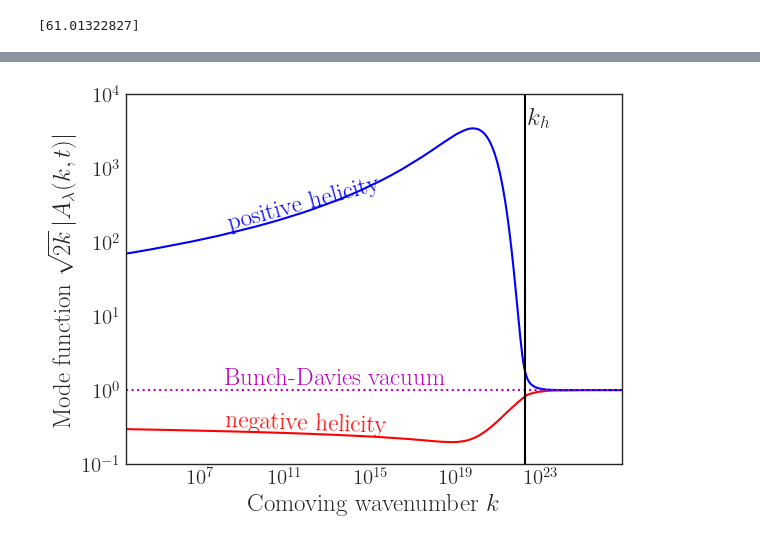
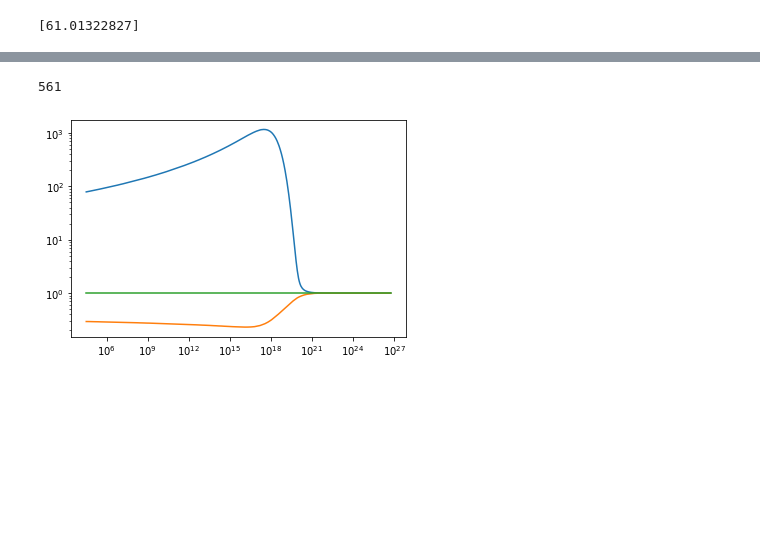
Before and after one commit to richard-von-eckardstein/GEFF, a Jupyter notebook: GEFSchwinger/ModeSolverSchwinger.ipynb, the cells around one changed output, grey strips where cells are left out. Drawn from its saved outputs; the diff is of its cells as text; code cells hidden in the pictures; blank space fills up the shorter version.

```diff
--- a/GEFSchwinger/ModeSolverSchwinger.ipynb
+++ b/GEFSchwinger/ModeSolverSchwinger.ipynb
@@ -106,35 +93,17 @@ khtf = CubicSpline(H.vals["t"], H.vals["kh"])
-# %%
-plt.style.use('seaborn-v0_8-white')
-plt_params = {
-        'axes.linewidth' : 1.0,
-        'text.usetex' : True,
-        'font.family': 'amsfonts',
-        'xtick.labelsize' : 15,
-        'ytick.labelsize' : 15
-        }
-plt.rcParams.update(plt_params)
-
-n=100
-tn=450
-
-plt.plot(ks, abs(Ap[:, tn]), "r")
-plt.plot(ks, abs(Am[:, tn]), "b")
-plt.plot(ks, np.ones(ks.shape), "m:")
-plt.vlines(khtf(teval[tn]), 1e-1, 1e4, "k")
-plt.text(khtf(teval[tn])*1.3, 4e3, r"$k_h$", fontsize=18)
-plt.xlabel(r"Comoving wavenumber $k$", fontsize=18)
-plt.ylabel(r"Mode function $\sqrt{2k} \left\vert A_\lambda(k, t) \right\vert$", fontsize=18)
-plt.text(ks[n], 1.2, r"Bunch-Davies vacuum", color="m", fontsize=18)
-plt.text(ks[n], abs(Ap[n+10, tn]), r"negative helicity", rotation=-2, fontsize=18, color="r")
-plt.text(ks[n], abs(Am[n+20, tn]), r"positive helicity", rotation=15, fontsize=18, color="b")
-plt.yscale("log")
-plt.xscale("log")
-plt.ylim(1e-1, 1e4)
-plt.xlim(ks[0], ks[-1])
-#plt.savefig("Modes.png", bbox_inches="tight", dpi=300)
-plt.show()
-# %% [output]
-[figure, removed]
+# %%
+print(len(Neval))
+# %% [output]
+561
+# %%
+
+plt.plot(ks, abs(Am[:,400]))
+plt.plot(ks, abs(Ap[:,400]))
+plt.plot(ks, np.ones(ks.shape))
+plt.yscale("log")
+plt.xscale("log")
+plt.show()
+# %% [output]
+[figure, added]
 # %%
 EMode = []
 BMode = []
```
Also changed, not shown: parts of 8 cells of this notebook, 1 other file.
